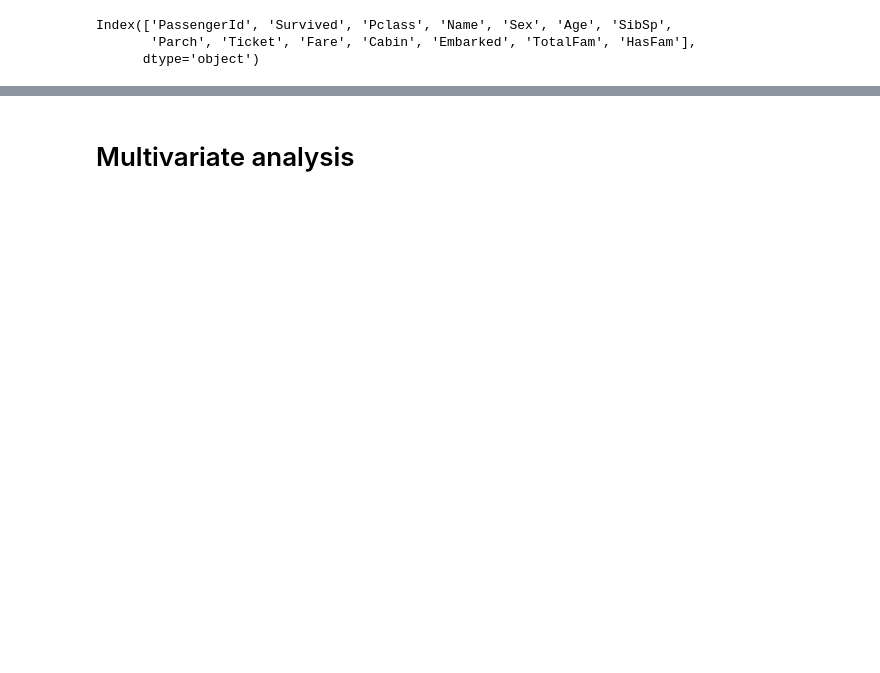
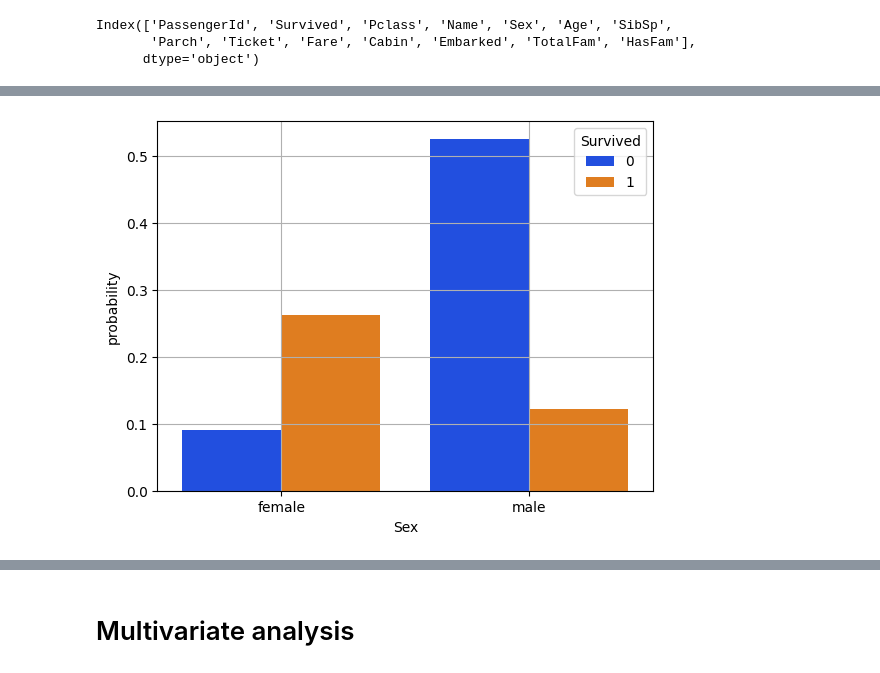
Before and after one commit to rfdspeng/ml_ai_portfolio, a Jupyter notebook: notes/example_code/titanic.ipynb, the cells around one changed output, grey strips where cells are left out. Saved outputs shown, nothing was run; the diff lists cells and outputs as text; code cells hidden in the pictures; blank space fills up the shorter version.

```diff
--- a/notes/example_code/titanic.ipynb
+++ b/notes/example_code/titanic.ipynb
@@ -194,0 +224,5 @@ for col in df_cat.columns:
+# %%
+ax = sns.countplot(df, x="Sex", hue="Survived", stat="probability", palette="bright")
+ax.grid()
+# %% [output]
+[figure, added]
```
Also changed, not shown: parts of 60 cells of this notebook, 1 other file.
